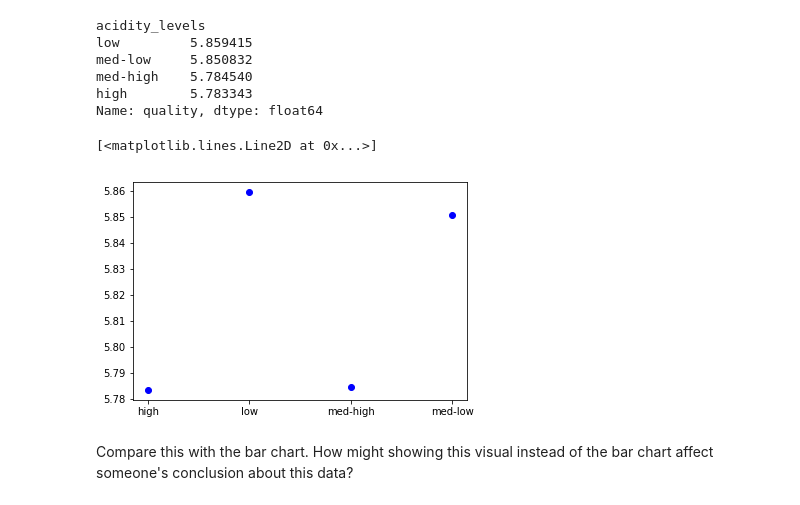
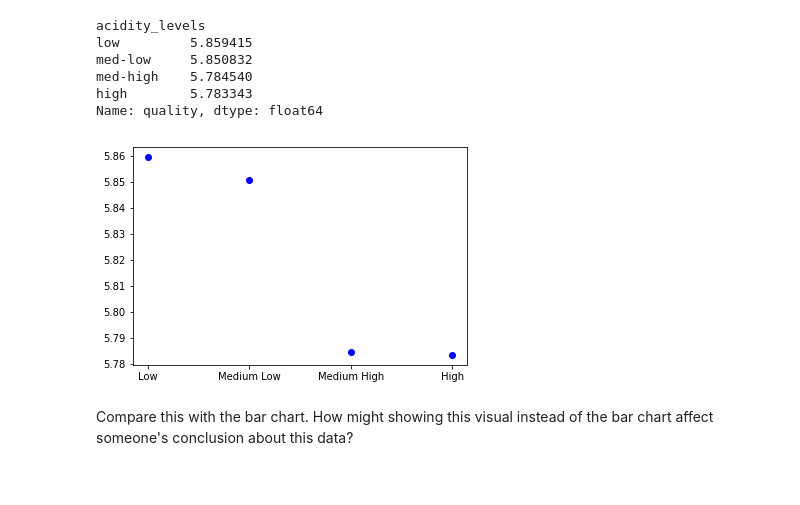
Before and after one commit to szimmers/udacity-dand-term1, a Jupyter notebook: docs/lesson4/19_wine_visualizations.ipynb, the cells around one changed output. Cells and saved outputs as stored; diff of their text form; code cells hidden in the pictures.

```diff
--- a/docs/lesson4/19_wine_visualizations.ipynb
+++ b/docs/lesson4/19_wine_visualizations.ipynb
@@ -120,12 +120,11 @@ med-low     5.850832
 med-high    5.784540
 high        5.783343
 Name: quality, dtype: float64
-# %%
-#plt.plot(acidity_labels, quality_acid_level_means, 'bo')
-# but here, that order does not hold
-plt.plot(quality_acid_level_means, 'bo')
-# %% [output]
-[<matplotlib.lines.Line2D at 0x...>]
-[figure, removed]
+# %%
+# need to use xticks to get the labels
+plt.plot(x_coords, quality_acid_level_means, 'bo')
+plt.xticks(x_coords, acidity_labels);
+# %% [output]
+[figure, added]
 # %% [markdown]
 Compare this with the bar chart. How might showing this visual instead of the bar chart affect someone's conclusion about this data?
```
Also changed, not shown: 2 other files.
